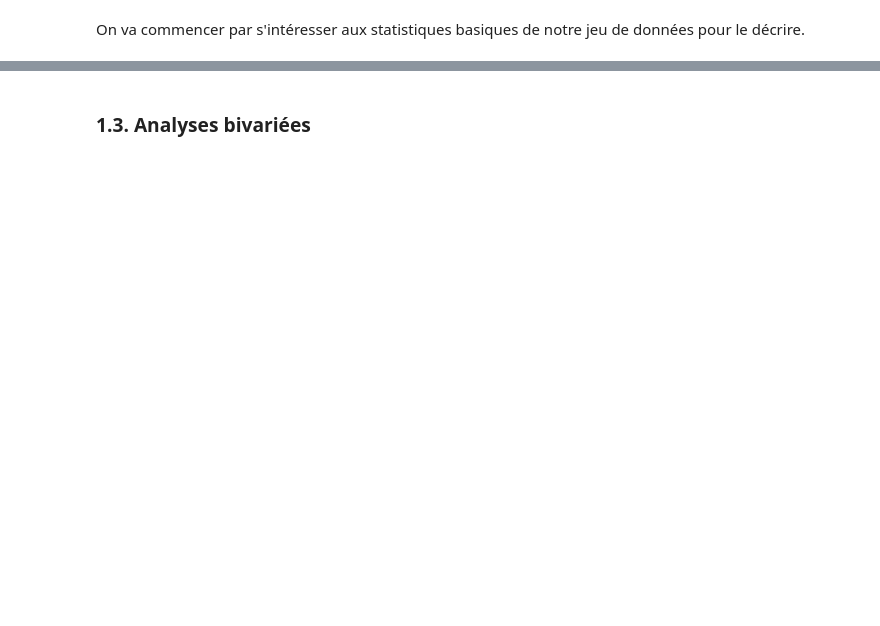
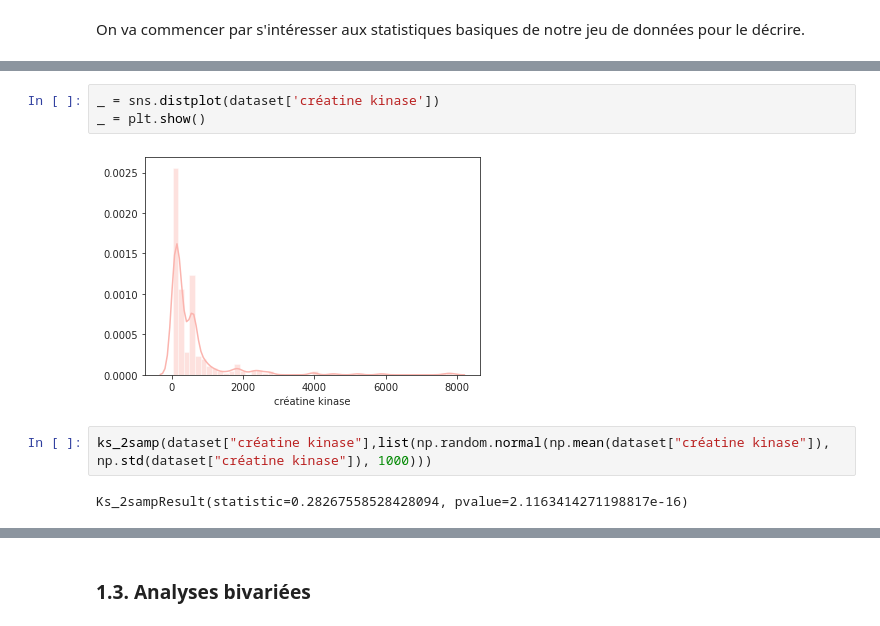
Before and after one commit to Sylvariane/Prediction_crise_cardiaque, a Jupyter notebook: Prédictions_crises_cardiaques.ipynb, the cells around one changed output, grey strips where cells are left out. Drawn from its saved outputs; the diff is of its cells as text; blank space fills up the shorter version.

```diff
--- a/Prédictions_crises_cardiaques.ipynb
+++ b/Prédictions_crises_cardiaques.ipynb
@@ -108,0 +123,9 @@ On va commencer par s'intéresser aux statistiques basiques de notre jeu de donn
+# %%
+_ = sns.distplot(dataset['créatine kinase'])
+_ = plt.show()
+# %% [output]
+[figure, added]
+# %%
+ks_2samp(dataset["créatine kinase"],list(np.random.normal(np.mean(dataset["créatine kinase"]), np.std(dataset["créatine kinase"]), 1000)))
+# %% [output]
+Ks_2sampResult(statistic=0.28267558528428094, pvalue=2.1163414271198817e-16)
```
Also changed, not shown: parts of 50 cells of this notebook.
